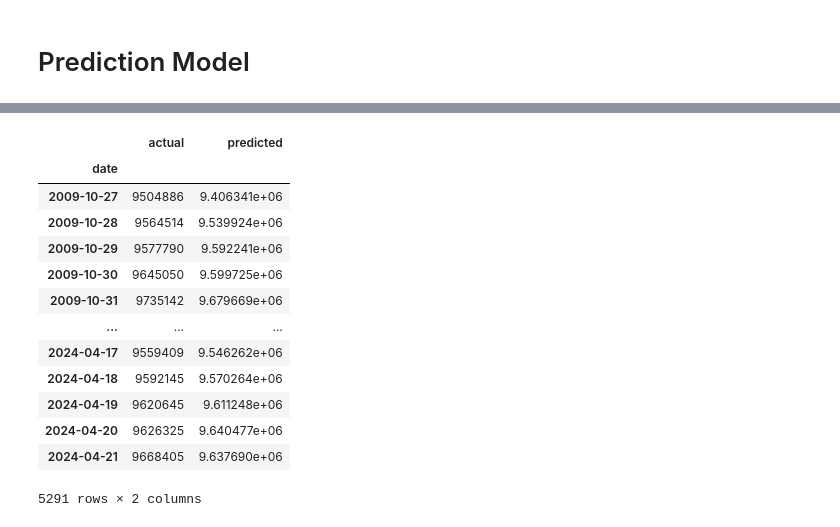
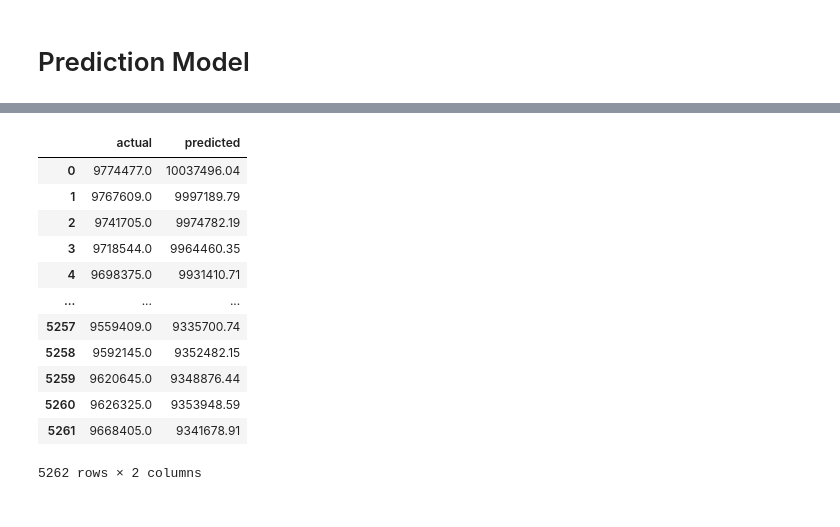
Before and after one commit to khoihng22/data-analytics-final-project, a Jupyter notebook: report_2.ipynb, the cells around one changed output, grey strips where cells are left out. Saved outputs shown, nothing was run; the diff lists cells and outputs as text; code cells hidden in the pictures.

```diff
--- a/report_2.ipynb
+++ b/report_2.ipynb
@@ -164,8 +191,8 @@ plt.show()
 # Prediction Model
 # %%
 # create 50 columns for each lag
-for i in range(1, 200):
-    df[f'conservation_storage_{i}'] = df['conservation_storage'].shift(i)
+for i in range(1, 24):
+    df[f'conservation_storage_{i}'] = df['conservation_storage'].shift(i * 15)
 
 # drop rows with NaN values
 df.dropna(inplace=True)
@@ -190,6 +217,12 @@ df
 # create X and y, with X being the lag columns and y being the target column
 X = df.drop(['conservation_storage', 'percent_full', 'conservation_capacity', 'reservoir_storage'], axis=1)
 y = df['conservation_storage']
+
+# normalize the data
+from sklearn.preprocessing import StandardScaler
+scaler = StandardScaler()
+X = scaler.fit_transform(X)
+y = scaler.fit_transform(y.values.reshape(-1, 1))
 
 # split the data into training and testing sets and remain the time order
 split_index = int(0.8 * len(df))
@@ -206,8 +239,8 @@ y_pred = model.predict(X_test)
 
 # plot the predictions
 plt.figure(figsize=(10, 6))
-plt.plot(y_test.index, y_test, label='Actual')
-plt.plot(y_test.index, y_pred, label='Predicted')
+plt.plot(df.index[split_index:], y_test, label='Actual')
+plt.plot(df.index[split_index:], y_pred, label='Predicted')
 plt.title('East Texas Conservation Storage Prediction')
 plt.xlabel('Date')
 plt.ylabel('Conservation Storage')
@@ -235,0 +269,15 @@ R^2: 0.9993003969192304
+# %%
+# convert the predictions back to the original scale
+y_pred = scaler.inverse_transform(y_pred)
+y_test = scaler.inverse_transform(y_test)
+
+# plot the predictions
+plt.figure(figsize=(10, 6))
+plt.plot(df.index[split_index:], y_test, label='Actual')
+plt.plot(df.index[split_index:], y_pred, label='Predicted')
+plt.title('East Texas Conservation Storage Prediction')
+plt.xlabel('Date')
+plt.ylabel('Conservation Storage')
+plt.legend()
+plt.xticks(rotation=45)
+plt.show()
@@ -236,19 +286,25 @@ R^2: 0.9993003969192304
 # %%
+# convert the predictions to exact values
+y_pred = y_pred.flatten()
+y_test = y_test.flatten()
+
+# convert y_pred from number format of 1.23456789e+01 to 12.3456789
+y_pred = np.array([float(f'{x:.2f}') for x in y_pred])
+
 # display a dataframe with the actual and predicted values
-df_pred = pd.DataFrame({'actual': y_test, 'predicted': y_pred})
+df_pred = pd.DataFrame({'actual': y_test.flatten(), 'predicted': y_pred.flatten().astype(float)})
 df_pred
 # %% [output]
 |  | actual | predicted |
-| date |  |  |
-| 2009-10-27 | 9504886 | 9.406341e+06 |
-| 2009-10-28 | 9564514 | 9.539924e+06 |
-| 2009-10-29 | 9577790 | 9.592241e+06 |
-| 2009-10-30 | 9645050 | 9.599725e+06 |
-| 2009-10-31 | 9735142 | 9.679669e+06 |
+| 0 | 9774477.0 | 10037496.04 |
+| 1 | 9767609.0 | 9997189.79 |
+| 2 | 9741705.0 | 9974782.19 |
+| 3 | 9718544.0 | 9964460.35 |
+| 4 | 9698375.0 | 9931410.71 |
 | ... | ... | ... |
-| 2024-04-17 | 9559409 | 9.546262e+06 |
-| 2024-04-18 | 9592145 | 9.570264e+06 |
-| 2024-04-19 | 9620645 | 9.611248e+06 |
-| 2024-04-20 | 9626325 | 9.640477e+06 |
-| 2024-04-21 | 9668405 | 9.637690e+06 |
+| 5257 | 9559409.0 | 9335700.74 |
+| 5258 | 9592145.0 | 9352482.15 |
+| 5259 | 9620645.0 | 9348876.44 |
+| 5260 | 9626325.0 | 9353948.59 |
+| 5261 | 9668405.0 | 9341678.91 |
-5291 rows × 2 columns
+5262 rows × 2 columns
```
Also changed, not shown: parts of 18 cells of this notebook.
